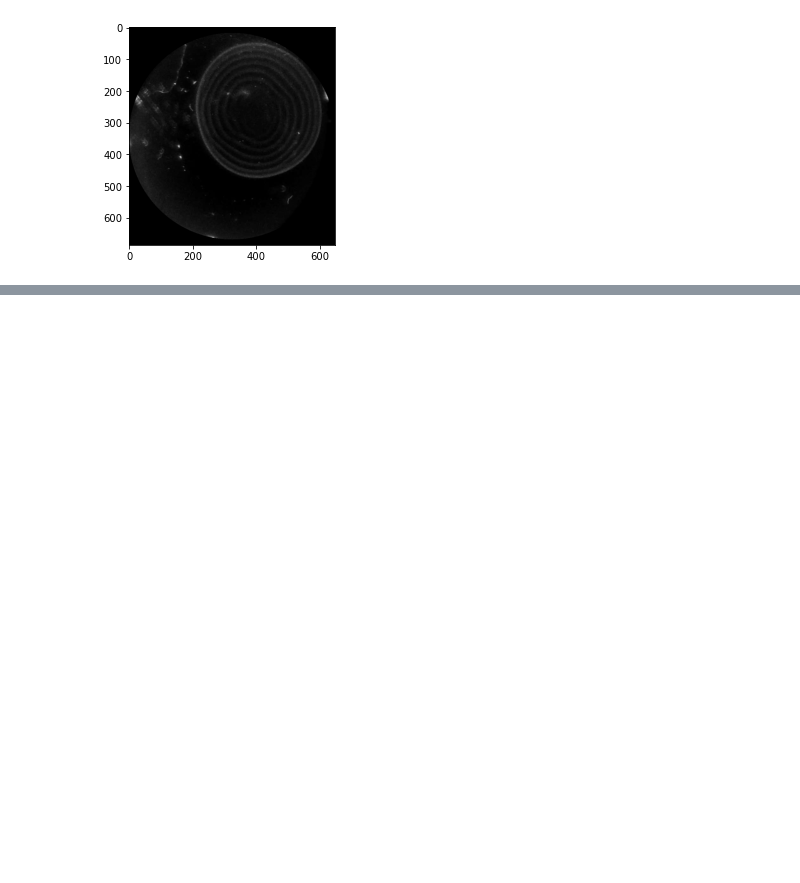
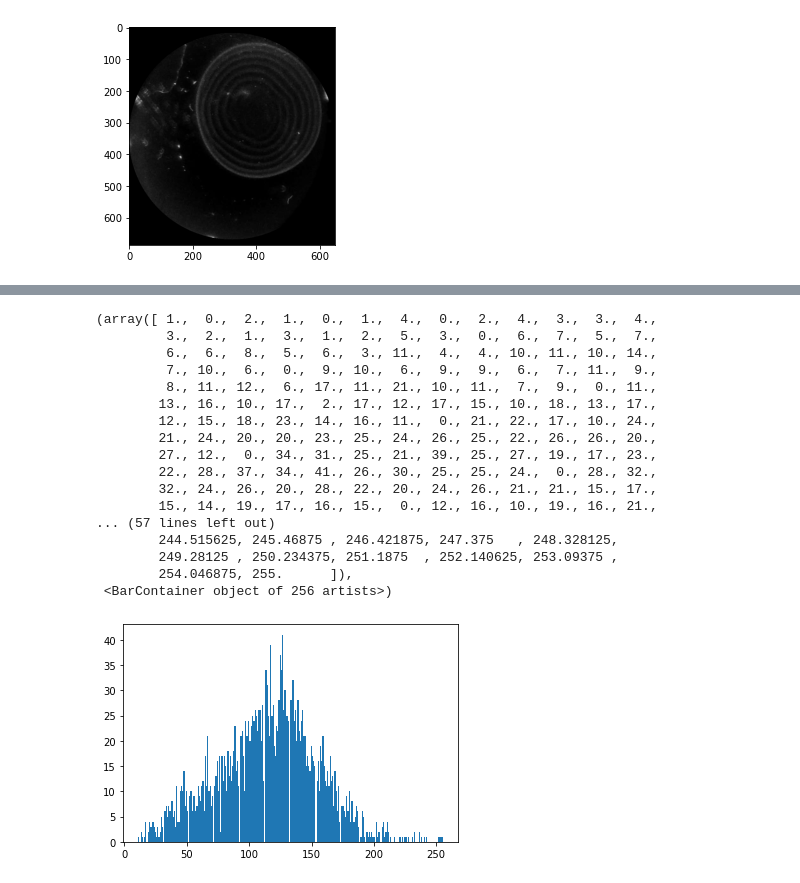
Before and after one commit to epenaroyuela/EPFL-ml-project, a Jupyter notebook: notebooks/preprocessing.ipynb, the cells around one changed output, grey strips where cells are left out. Cells and saved outputs as stored; diff of their text form; code cells hidden in the pictures; blank space fills up the shorter version.

```diff
--- a/notebooks/preprocessing.ipynb
+++ b/notebooks/preprocessing.ipynb
@@ -249,0 +287,30 @@ out.release()
+# %%
+# show histogram of the worm
+hh = []
+vid.set(cv2.CAP_PROP_POS_FRAMES, 0)
+for t in range(1, N_FRAMES):
+    _, f0 = vid.read()
+    if t in labels:
+        t1, t2 = int(labels[t][0]), int(labels[t][1])
+        hh.append(f0[t1, t2, 0])
+
+plt.hist(hh, bins=256)
+# %% [output]
+(array([ 1.,  0.,  2.,  1.,  0.,  1.,  4.,  0.,  2.,  4.,  3.,  3.,  4.,
+         3.,  2.,  1.,  3.,  1.,  2.,  5.,  3.,  0.,  6.,  7.,  5.,  7.,
+         6.,  6.,  8.,  5.,  6.,  3., 11.,  4.,  4., 10., 11., 10., 14.,
+         7., 10.,  6.,  0.,  9., 10.,  6.,  9.,  9.,  6.,  7., 11.,  9.,
+         8., 11., 12.,  6., 17., 11., 21., 10., 11.,  7.,  9.,  0., 11.,
+        13., 16., 10., 17.,  2., 17., 12., 17., 15., 10., 18., 13., 17.,
+        12., 15., 18., 23., 14., 16., 11.,  0., 21., 22., 17., 10., 24.,
+        21., 24., 20., 20., 23., 25., 24., 26., 25., 22., 26., 26., 20.,
+        27., 12.,  0., 34., 31., 25., 21., 39., 25., 27., 19., 17., 23.,
+        22., 28., 37., 34., 41., 26., 30., 25., 25., 24.,  0., 28., 32.,
+        32., 24., 26., 20., 28., 22., 20., 24., 26., 21., 21., 15., 17.,
+        15., 14., 19., 17., 16., 15.,  0., 12., 16., 10., 19., 16., 21.,
+... (57 lines left out)
+        244.515625, 245.46875 , 246.421875, 247.375   , 248.328125,
+        249.28125 , 250.234375, 251.1875  , 252.140625, 253.09375 ,
+        254.046875, 255.      ]),
+ <BarContainer object of 256 artists>)
+[figure, added]
```
Also changed, not shown: parts of 9 cells of this notebook.
